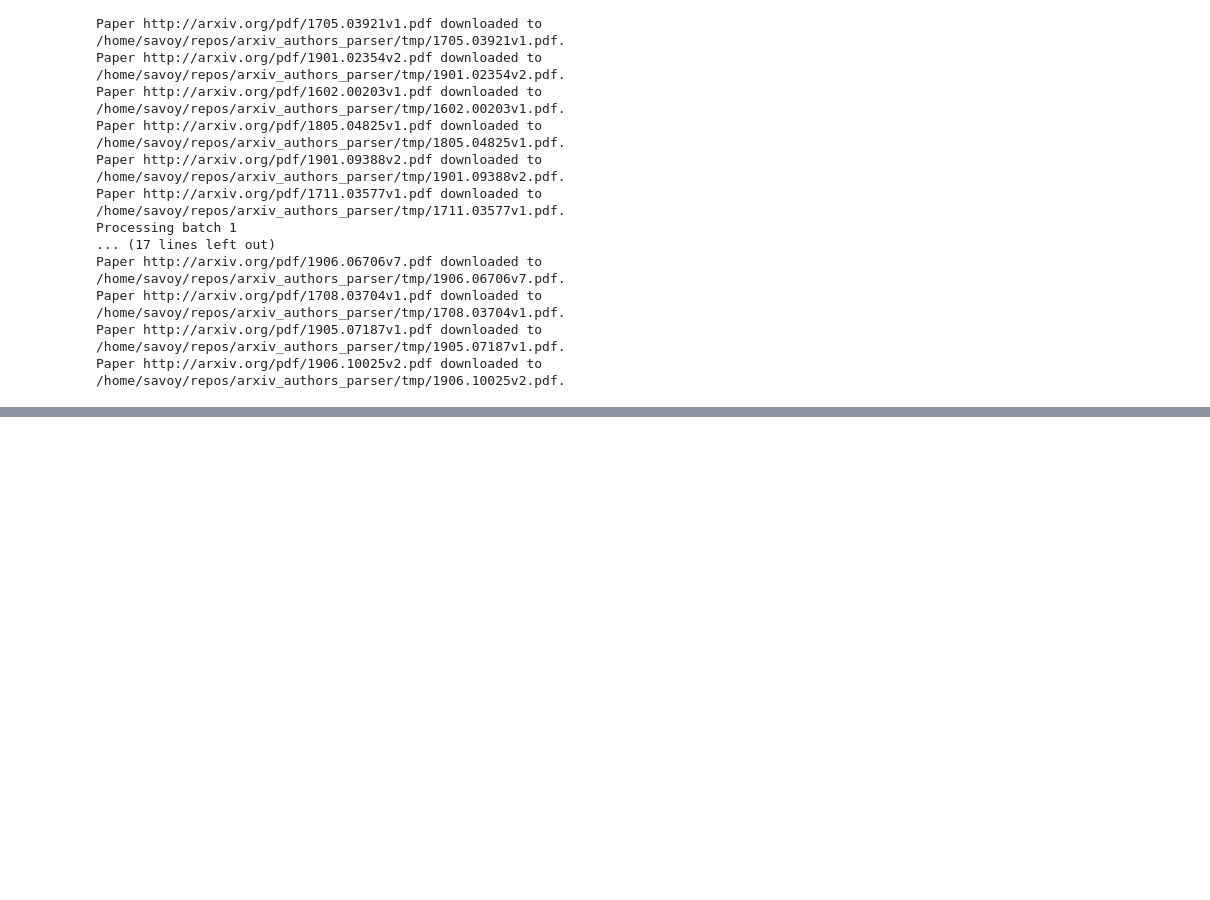
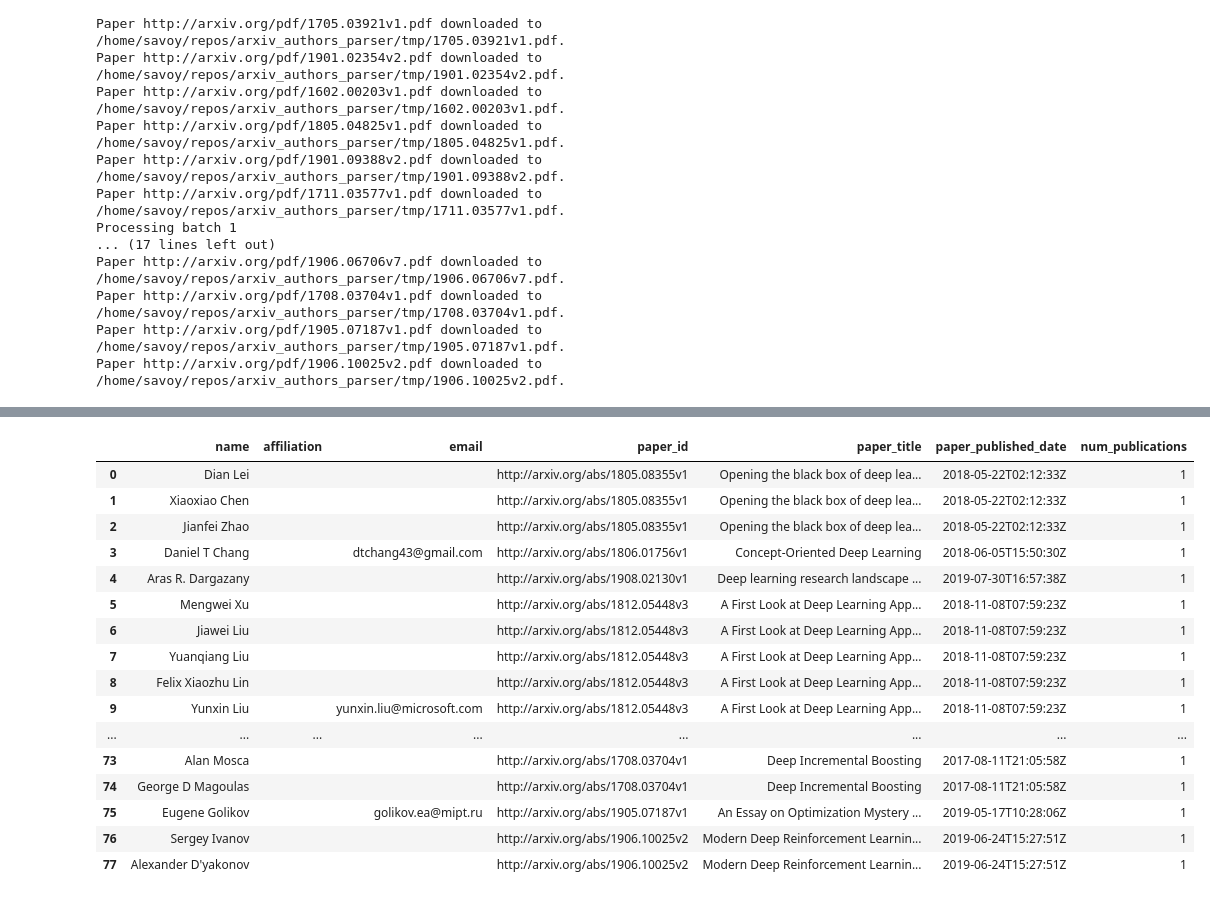
Before and after one commit to SebastianoF/ScrapXiv, a Jupyter notebook: examples/query.ipynb, the cells around one changed output, grey strips where cells are left out. Saved outputs shown, nothing was run; the diff lists cells and outputs as text; code cells hidden in the pictures; blank space fills up the shorter version.

```diff
--- a/examples/query.ipynb
+++ b/examples/query.ipynb
@@ -130,0 +111,21 @@ df_authors[:20]
+# %%
+pd.set_option('display.max_rows', 78)
+df_authors
+# %% [output]
+|  | name | affiliation | email | paper_id | paper_title | paper_published_date | num_publications |
+| 0 | Dian Lei |  |  | http://arxiv.org/abs/1805.08355v1 | Opening the black box of deep lea... | 2018-05-22T02:12:33Z | 1 |
+| 1 | Xiaoxiao Chen |  |  | http://arxiv.org/abs/1805.08355v1 | Opening the black box of deep lea... | 2018-05-22T02:12:33Z | 1 |
+| 2 | Jianfei Zhao |  |  | http://arxiv.org/abs/1805.08355v1 | Opening the black box of deep lea... | 2018-05-22T02:12:33Z | 1 |
+| 3 | Daniel T Chang |  | dtchang43@gmail.com | http://arxiv.org/abs/1806.01756v1 | Concept-Oriented Deep Learning | 2018-06-05T15:50:30Z | 1 |
+| 4 | Aras R. Dargazany |  |  | http://arxiv.org/abs/1908.02130v1 | Deep learning research landscape ... | 2019-07-30T16:57:38Z | 1 |
+| 5 | Mengwei Xu |  |  | http://arxiv.org/abs/1812.05448v3 | A First Look at Deep Learning App... | 2018-11-08T07:59:23Z | 1 |
+| 6 | Jiawei Liu |  |  | http://arxiv.org/abs/1812.05448v3 | A First Look at Deep Learning App... | 2018-11-08T07:59:23Z | 1 |
+| 7 | Yuanqiang Liu |  |  | http://arxiv.org/abs/1812.05448v3 | A First Look at Deep Learning App... | 2018-11-08T07:59:23Z | 1 |
+| 8 | Felix Xiaozhu Lin |  |  | http://arxiv.org/abs/1812.05448v3 | A First Look at Deep Learning App... | 2018-11-08T07:59:23Z | 1 |
+| 9 | Yunxin Liu |  | yunxin.liu@microsoft.com | http://arxiv.org/abs/1812.05448v3 | A First Look at Deep Learning App... | 2018-11-08T07:59:23Z | 1 |
+| ... | ... | ... | ... | ... | ... | ... | ... |
+| 73 | Alan Mosca |  |  | http://arxiv.org/abs/1708.03704v1 | Deep Incremental Boosting | 2017-08-11T21:05:58Z | 1 |
+| 74 | George D Magoulas |  |  | http://arxiv.org/abs/1708.03704v1 | Deep Incremental Boosting | 2017-08-11T21:05:58Z | 1 |
+| 75 | Eugene Golikov |  | golikov.ea@mipt.ru | http://arxiv.org/abs/1905.07187v1 | An Essay on Optimization Mystery ... | 2019-05-17T10:28:06Z | 1 |
+| 76 | Sergey Ivanov |  |  | http://arxiv.org/abs/1906.10025v2 | Modern Deep Reinforcement Learnin... | 2019-06-24T15:27:51Z | 1 |
+| 77 | Alexander D'yakonov |  |  | http://arxiv.org/abs/1906.10025v2 | Modern Deep Reinforcement Learnin... | 2019-06-24T15:27:51Z | 1 |
```
Also changed, not shown: parts of 1 cell of this notebook, 1 other file.
